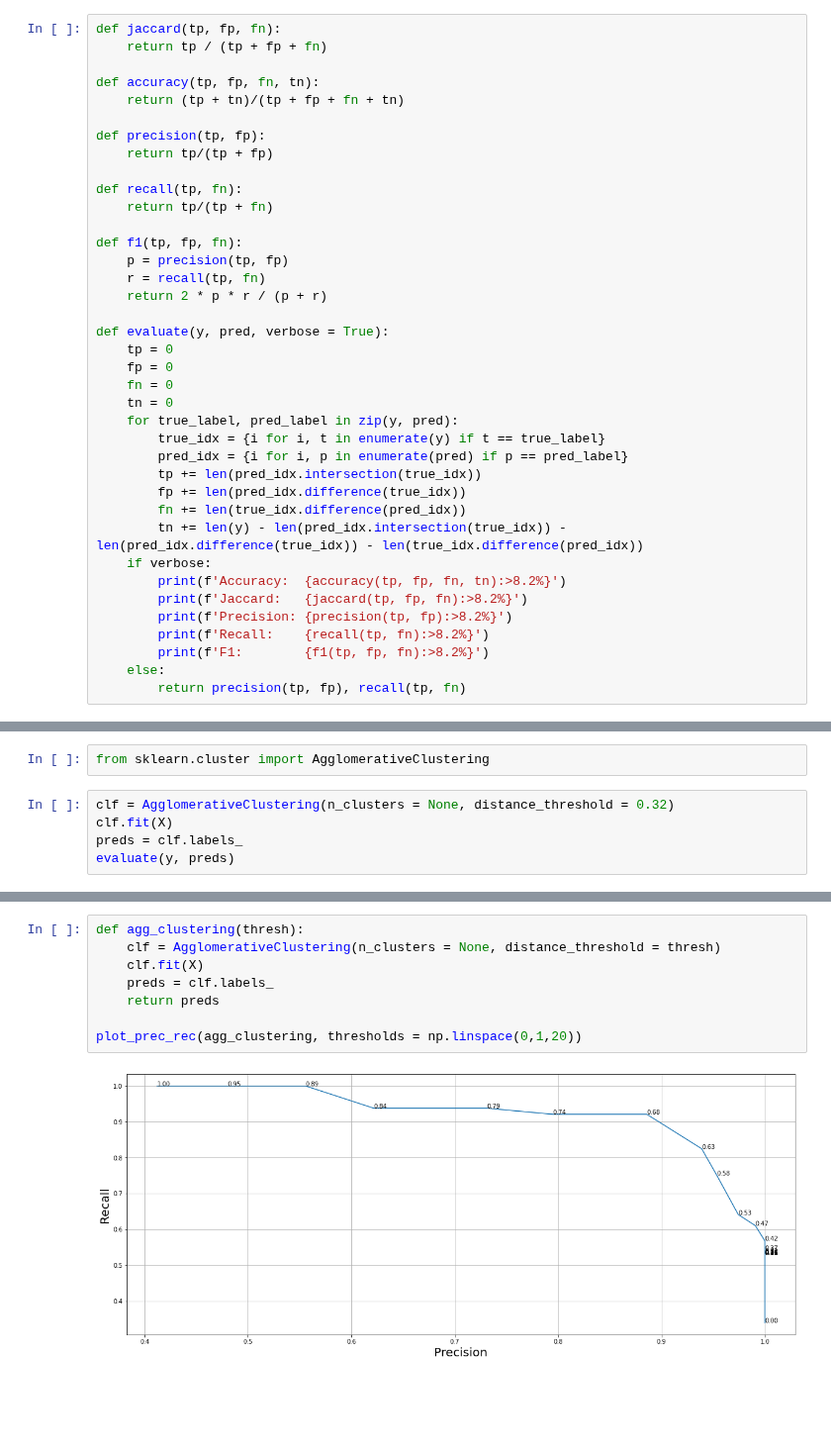
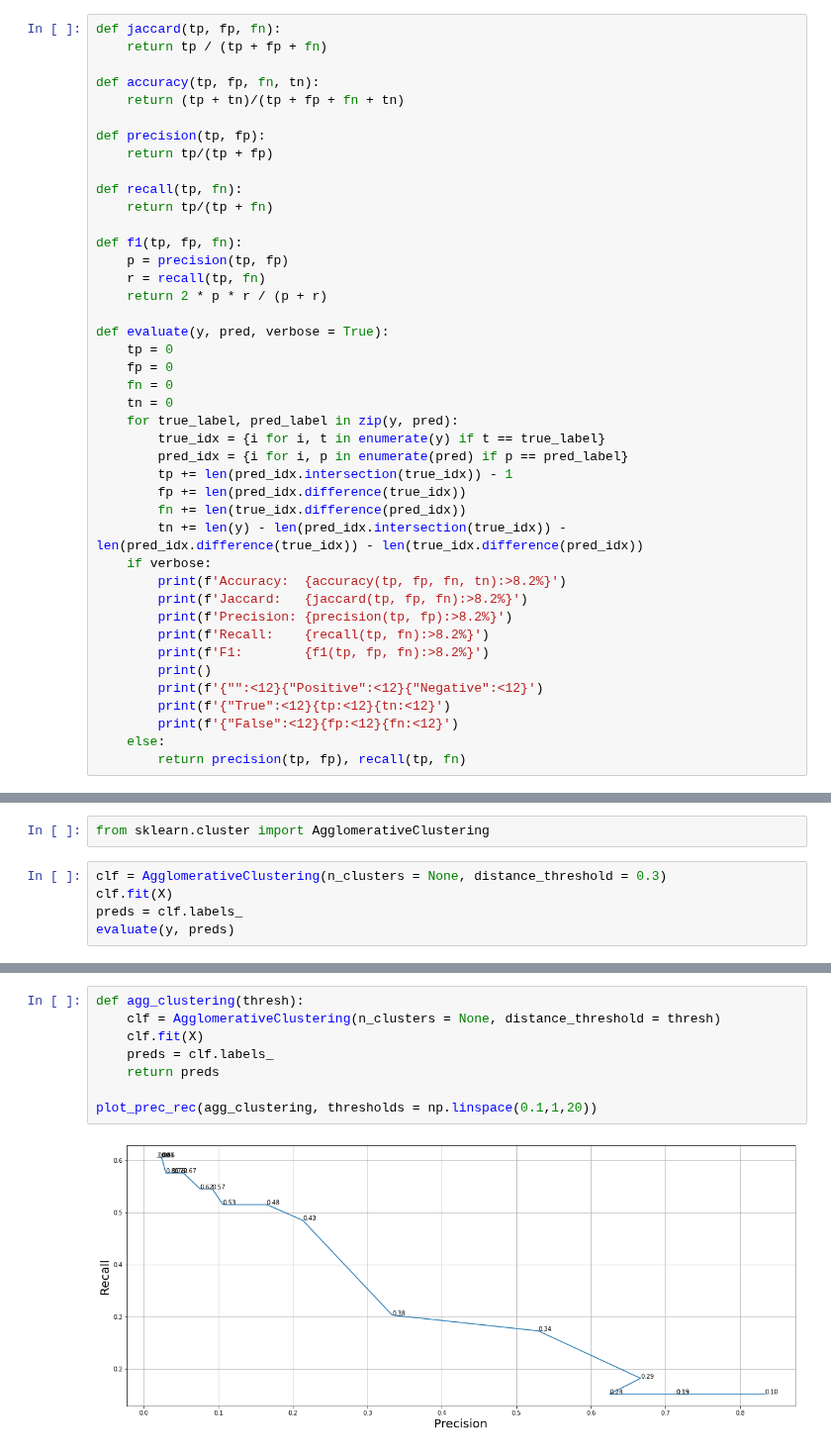
Before and after one commit to markus-flicke/face_recognition, a Jupyter notebook: code/ResNet34 Clustering.ipynb, the cells around one changed output, grey strips where cells are left out. Shown at 99% size. Cells and saved outputs as stored; diff of their text form; blank space fills up the shorter version.

Commit message:
clustering metrics, lfw predictions, ResNet34 embeddings

```diff
--- a/code/ResNet34 Clustering.ipynb
+++ b/code/ResNet34 Clustering.ipynb
@@ -98,7 +98,7 @@ def evaluate(y, pred, verbose = True):
     for true_label, pred_label in zip(y, pred):
         true_idx = {i for i, t in enumerate(y) if t == true_label}
         pred_idx = {i for i, p in enumerate(pred) if p == pred_label}
-        tp += len(pred_idx.intersection(true_idx))
+        tp += len(pred_idx.intersection(true_idx)) - 1
         fp += len(pred_idx.difference(true_idx))
         fn += len(true_idx.difference(pred_idx))
         tn += len(y) - len(pred_idx.intersection(true_idx)) -len(pred_idx.difference(true_idx)) - len(true_idx.difference(pred_idx))
@@ -108,6 +108,10 @@ def evaluate(y, pred, verbose = True):
         print(f'Precision: {precision(tp, fp):>8.2%}')
         print(f'Recall:    {recall(tp, fn):>8.2%}')
         print(f'F1:        {f1(tp, fp, fn):>8.2%}')
+        print()
+        print(f'{"":<12}{"Positive":<12}{"Negative":<12}')
+        print(f'{"True":<12}{tp:<12}{tn:<12}')
+        print(f'{"False":<12}{fp:<12}{fn:<12}')
     else:
         return precision(tp, fp), recall(tp, fn)
 # %% [markdown]
@@ -188,7 +195,7 @@ Not applicable as the number of clusters "k" cannot be known ahead of time
 # %%
 from sklearn.cluster import AgglomerativeClustering
 # %%
-clf = AgglomerativeClustering(n_clusters = None, distance_threshold = 0.32)
+clf = AgglomerativeClustering(n_clusters = None, distance_threshold = 0.3)
 clf.fit(X)
 preds = clf.labels_
 evaluate(y, preds)
@@ -201,10 +212,10 @@ F1:          69.61%
 # %%
 def agg_clustering(thresh):
     clf = AgglomerativeClustering(n_clusters = None, distance_threshold = thresh)
     clf.fit(X)
     preds = clf.labels_
     return preds
 
-plot_prec_rec(agg_clustering, thresholds = np.linspace(0,1,20))
+plot_prec_rec(agg_clustering, thresholds = np.linspace(0.1,1,20))
 # %% [output]
-[figure, old version]
+[figure, new version]
```
Also changed, not shown: parts of 6 cells of this notebook, 7 other files.
